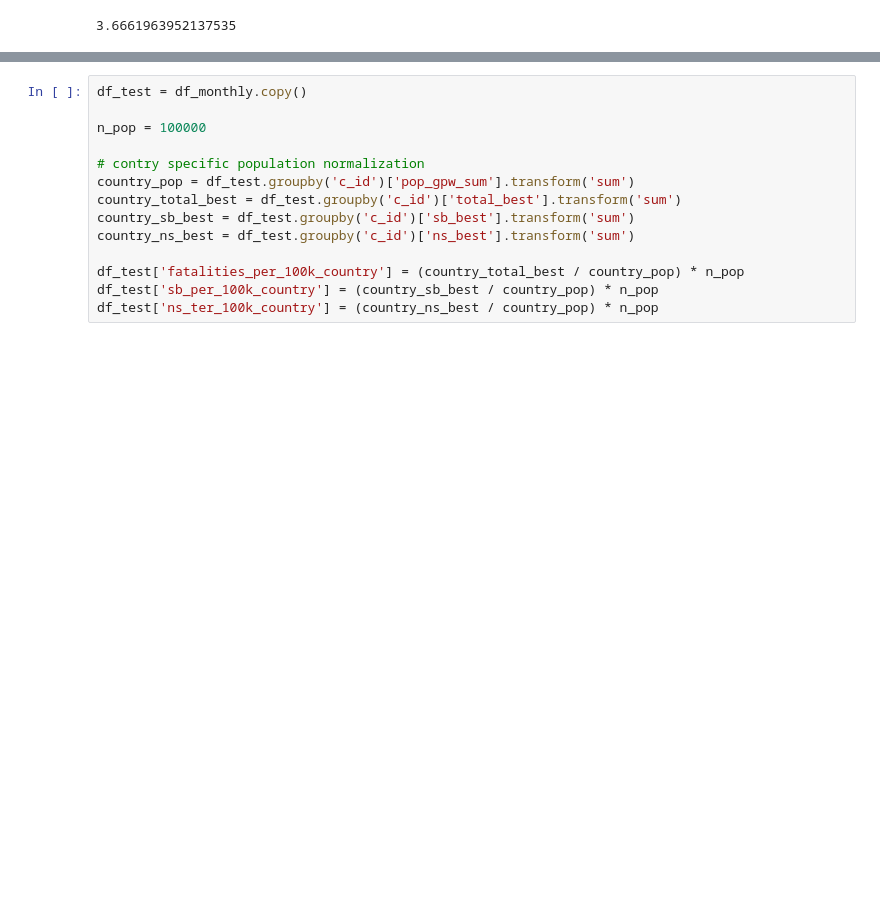
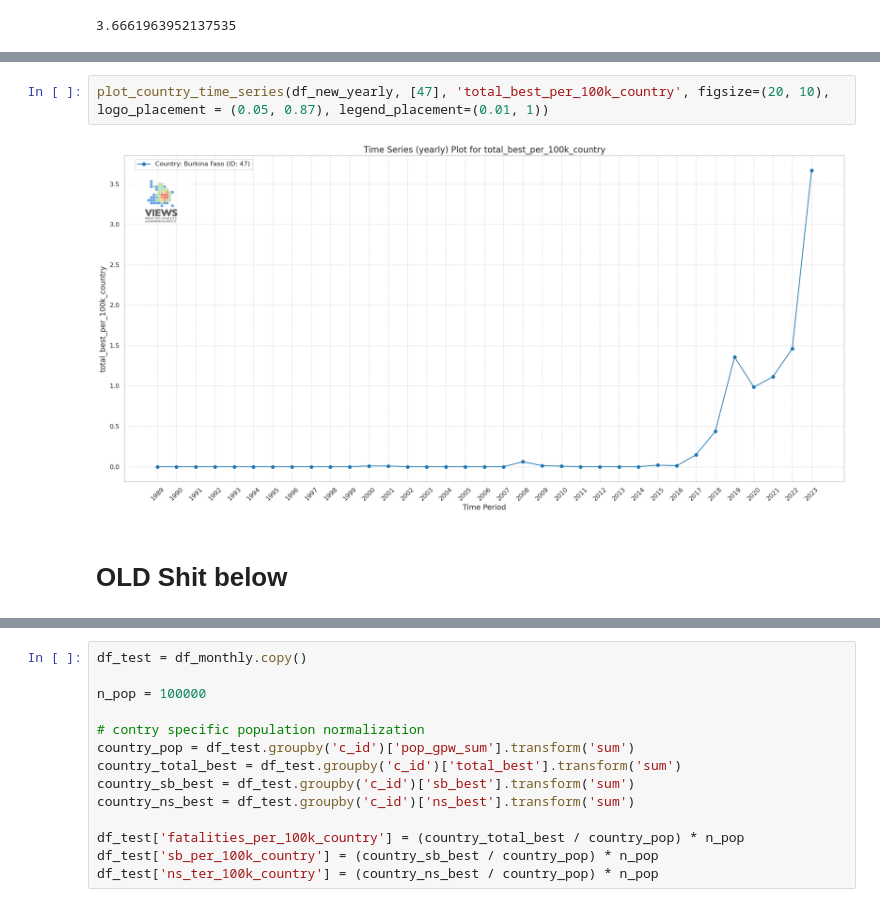
Before and after one commit to prio-data/VIEWS_FAO_index, a Jupyter notebook: notebooks/simon_experiemnts/making_binnings.ipynb, the cells around one changed output, grey strips where cells are left out. Drawn from its saved outputs; the diff is of its cells as text; blank space fills up the shorter version.

```diff
--- a/notebooks/simon_experiemnts/making_binnings.ipynb
+++ b/notebooks/simon_experiemnts/making_binnings.ipynb
@@ -232,0 +283,6 @@ print(df_test[(df_test['c_id'] == 47) & (df_test['year_id'] == 2023)]['fatalitie
+# %%
+plot_country_time_series(df_new_yearly, [47], 'total_best_per_100k_country', figsize=(20, 10), logo_placement = (0.05, 0.87), legend_placement=(0.01, 1))
+# %% [output]
+[figure, added]
+# %% [markdown]
+# OLD Shit below
```
Also changed, not shown: parts of 29 cells of this notebook.
